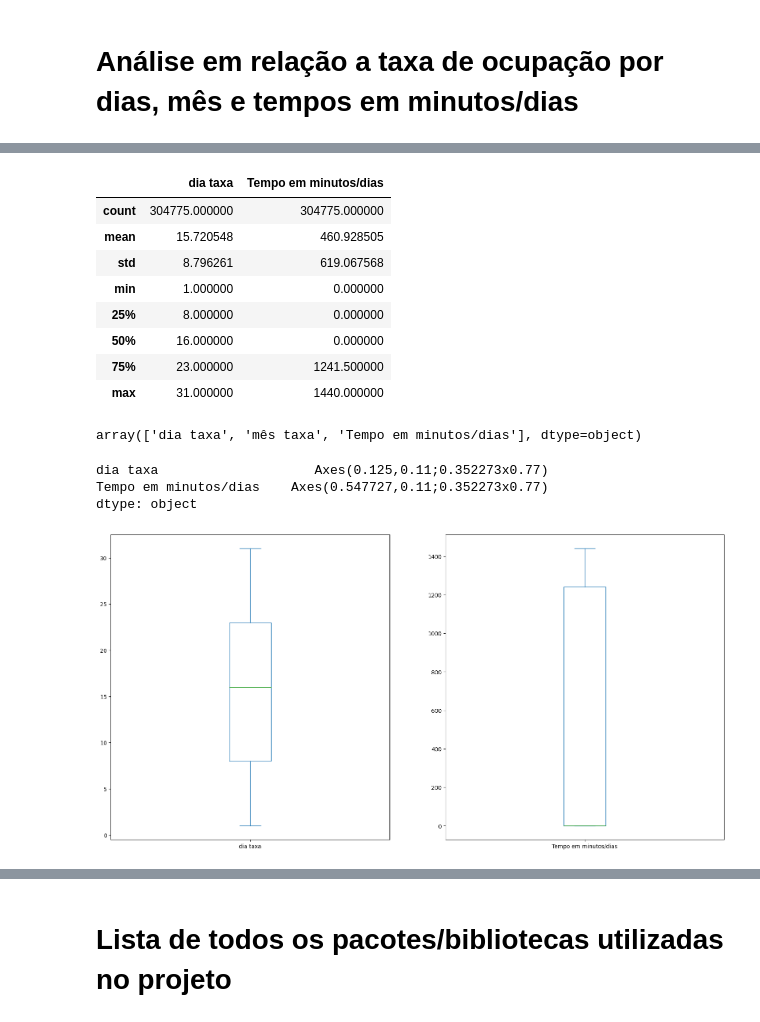
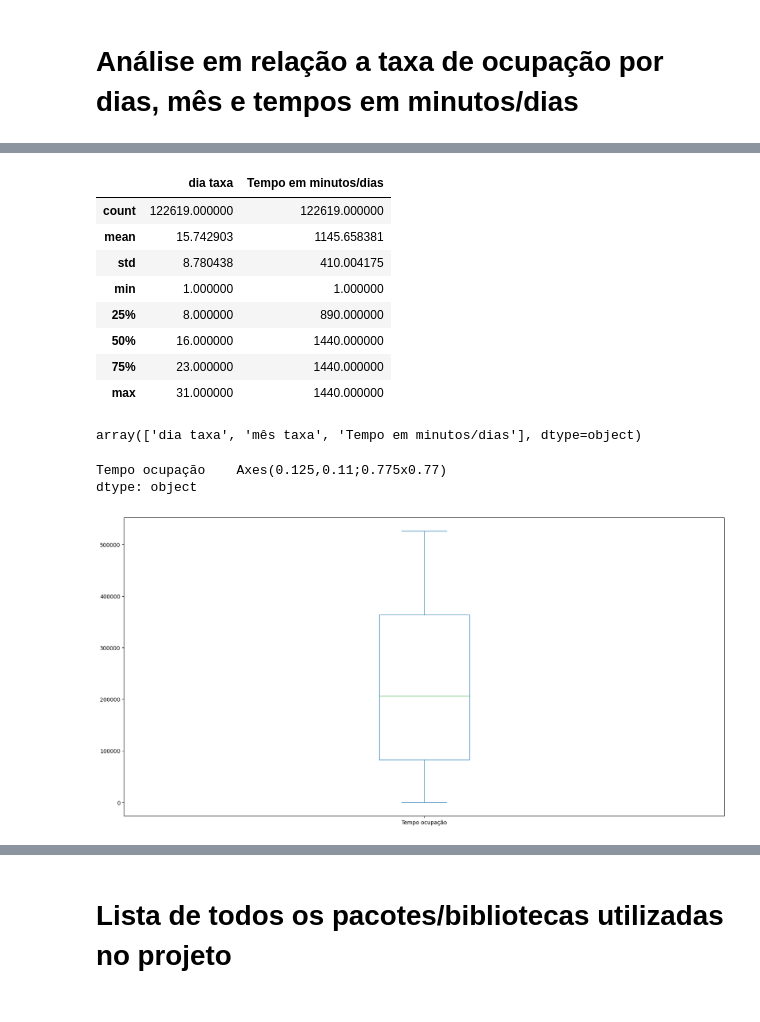
Before and after one commit to Celovieirsilvs/FATEC-Atividades-e-Projetos, a Jupyter notebook: 3_SEM/PI-III/ANTAQ/Projetos/Antaq_dataframes.ipynb, the cells around one changed output, grey strips where cells are left out. Drawn from its saved outputs; the diff is of its cells as text; code cells hidden in the pictures.

Commit message:
Atualizando a Pasta ANTAQ
Atualizando os seguintes arquivos: Antaq_dataframes.ipynb e Banco_Antaq.sql

```diff
--- a/3_SEM/PI-III/ANTAQ/Projetos/Antaq_dataframes.ipynb
+++ b/3_SEM/PI-III/ANTAQ/Projetos/Antaq_dataframes.ipynb
@@ -83,9 +89,9 @@ df.describe()
 # %%
 conn = conexao_existe(parametros)
 
-nomes_col = ["IDBerco", "dia taxa", "mês taxa", "ano taxa", "Tempo em minutos/dias"]
+nomes_col = ["IDBerco", "Tempo ocupação"]
 
-df_taxa = pg_to_pd(conn, "select * from tbtaxa_ocupação", nomes_col)
+df_taxa = pg_to_pd(conn, "SELECT DISTINCT IDBerco, SUM(tempo_min_dias) FROM tbTaxa_Ocupação GROUP BY IDBerco ORDER BY SUM DESC;", nomes_col)
 df_taxa.describe()
 # %% [output]
 Conectando com o banco no PostgreSQL...
@@ -278,13 +332,13 @@ mediana, terceiro quartil, valor máx. '''
 df_taxa_col.describe()
 # %% [output]
 |  | dia taxa | Tempo em minutos/dias |
-| count | 304775.000000 | 304775.000000 |
-| mean | 15.720548 | 460.928505 |
-| std | 8.796261 | 619.067568 |
-| min | 1.000000 | 0.000000 |
-| 25% | 8.000000 | 0.000000 |
-| 50% | 16.000000 | 0.000000 |
-| 75% | 23.000000 | 1241.500000 |
+| count | 122619.000000 | 122619.000000 |
+| mean | 15.742903 | 1145.658381 |
+| std | 8.780438 | 410.004175 |
+| min | 1.000000 | 1.000000 |
+| 25% | 8.000000 | 890.000000 |
+| 50% | 16.000000 | 1440.000000 |
+| 75% | 23.000000 | 1440.000000 |
 | max | 31.000000 | 1440.000000 |
 # %%
 #colunas dataframe - Taxa de ocupção
@@ -293,9 +347,8 @@ df_taxa_col.columns.values
 array(['dia taxa', 'mês taxa', 'Tempo em minutos/dias'], dtype=object)
 # %%
 #Boxplot por dia e minutos por dia
-df_taxa_col.plot(kind='box', figsize=(20,10), subplots=True)
+df_taxa.plot(kind='box', figsize=(20,10), subplots=True)
 # %% [output]
-dia taxa                    Axes(0.125,0.11;0.352273x0.77)
-Tempo em minutos/dias    Axes(0.547727,0.11;0.352273x0.77)
+Tempo ocupação    Axes(0.125,0.11;0.775x0.77)
 dtype: object
-[figure, old version]
+[figure, new version]
```
Also changed, not shown: parts of 14 cells of this notebook, 1 other file.
